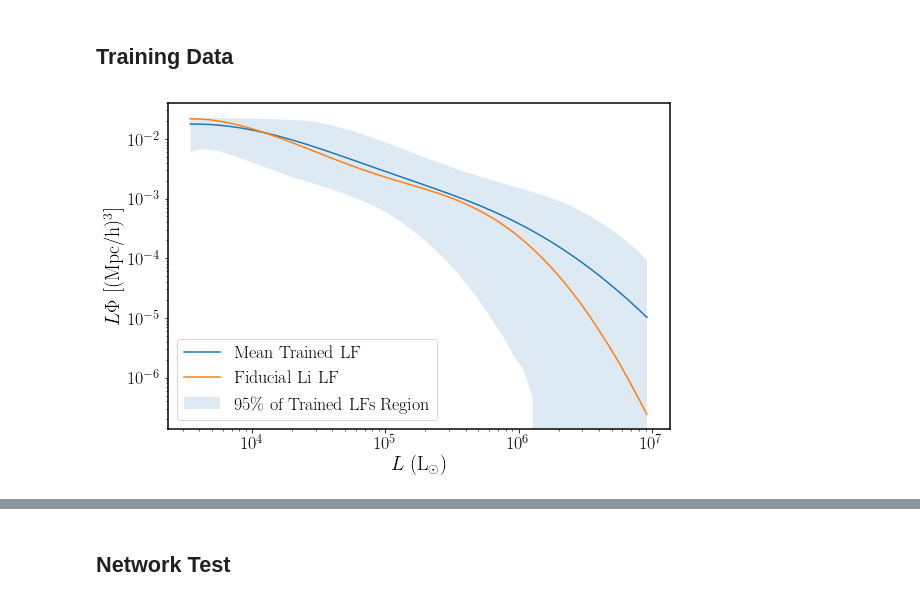
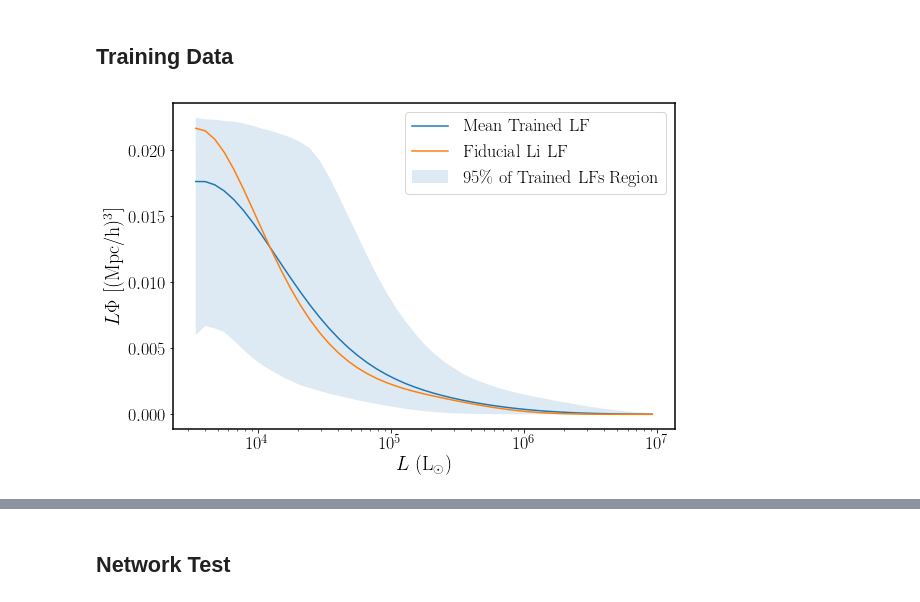
Before and after one commit to dnpfeffer/intensitymap_cnn, a Jupyter notebook: scripts/paper_plots_corrected.ipynb, the cells around one changed output, grey strips where cells are left out. Cells and saved outputs as stored; diff of their text form; code cells hidden in the pictures.

```diff
--- a/scripts/paper_plots_corrected.ipynb
+++ b/scripts/paper_plots_corrected.ipynb
@@ -558,23 +558,23 @@ conv = conversion_to_make_Harvards_data_match_mine
 # %%
 fig, ax = plt.subplots(figsize=(9, 6))
 
 plt.fill_between(lumLogBinCents, (means-2*lower)/conv, (means+2*upper)/conv, alpha=0.15, label='95\% of Trained LFs Region')
 plt.plot(lumLogBinCents, means/conv, label='Mean Trained LF')
 plt.plot(lumLogBinCents, means_fid/conv, label='Fiducial Li LF')
 # plt.plot(lumLogBinCents, means_Pad/conv, label='Fiducial Padmanabhan LF')
 
 plt.xscale('log')
-plt.yscale('log')
+# plt.yscale('log')
 # plt.ylim([-0.75,0.75])
 plt.xlabel('$L$ (L$_{\odot}$)')
 plt.ylabel('$L \Phi$ [(Mpc/h)$^3$]')
 # plt.title('Intrinsic Scatter of Simulated IMs')
 plt.legend()
 
-# plt.show(ax)
-plt.savefig('../figures/training_lum_funcs.pdf', bbox_inches='tight')
+plt.show(ax)
+# plt.savefig('../figures/training_lum_funcs.pdf', bbox_inches='tight')
 # %% [output]
-[figure, old version]
+[figure, new version]
 # %%
 mapLoc_small = '../maps2/basic_Padmanabhan/'
 
```
Also changed, not shown: parts of 1 cell of this notebook, 6 other files.
